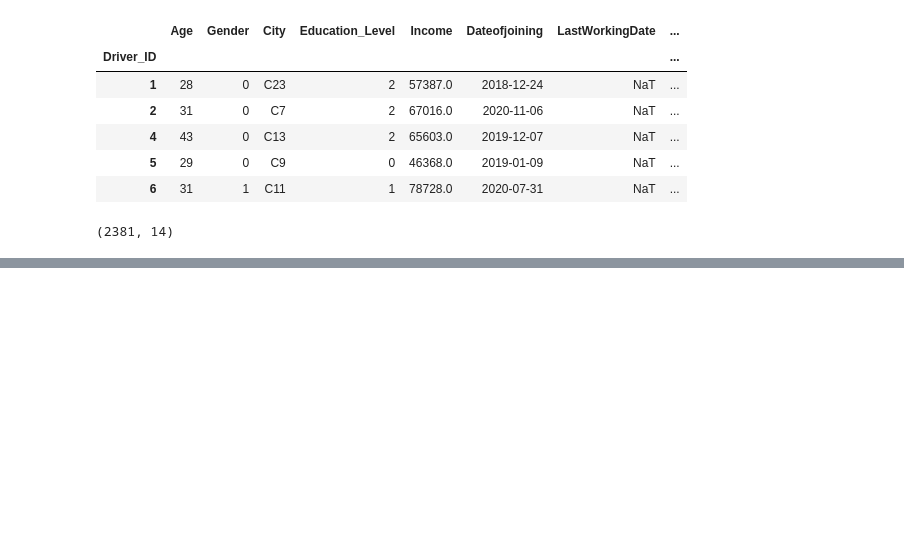
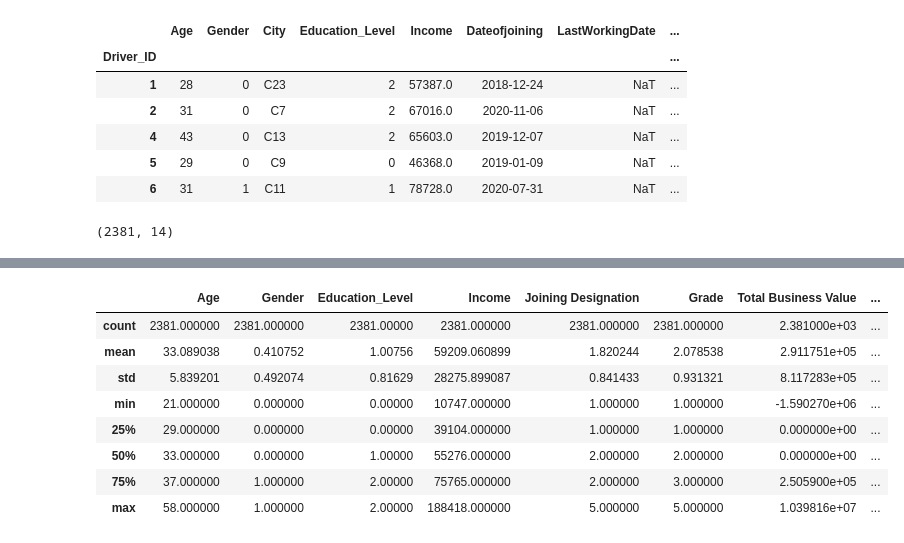
Before and after one commit to pradeepvaranasi/RideSharing_riderAttrition_casestudy, a Jupyter notebook: RideSharing_Casestudy_EnsembleLearning.ipynb, the cells around one changed output, grey strips where cells are left out. Drawn from its saved outputs; the diff is of its cells as text; code cells hidden in the pictures; blank space fills up the shorter version.

```diff
--- a/RideSharing_Casestudy_EnsembleLearning.ipynb
+++ b/RideSharing_Casestudy_EnsembleLearning.ipynb
@@ -219,0 +291,12 @@ grouped_df.shape
+# %%
+grouped_df.describe()
+# %% [output]
+|  | Age | Gender | Education_Level | Income | Joining Designation | Grade | Total Business Value | ... |
+| count | 2381.000000 | 2381.000000 | 2381.00000 | 2381.000000 | 2381.000000 | 2381.000000 | 2.381000e+03 | ... |
+| mean | 33.089038 | 0.410752 | 1.00756 | 59209.060899 | 1.820244 | 2.078538 | 2.911751e+05 | ... |
+| std | 5.839201 | 0.492074 | 0.81629 | 28275.899087 | 0.841433 | 0.931321 | 8.117283e+05 | ... |
+| min | 21.000000 | 0.000000 | 0.00000 | 10747.000000 | 1.000000 | 1.000000 | -1.590270e+06 | ... |
+| 25% | 29.000000 | 0.000000 | 0.00000 | 39104.000000 | 1.000000 | 1.000000 | 0.000000e+00 | ... |
+| 50% | 33.000000 | 0.000000 | 1.00000 | 55276.000000 | 2.000000 | 2.000000 | 0.000000e+00 | ... |
+| 75% | 37.000000 | 1.000000 | 2.00000 | 75765.000000 | 2.000000 | 3.000000 | 2.505900e+05 | ... |
+| max | 58.000000 | 1.000000 | 2.00000 | 188418.000000 | 5.000000 | 5.000000 | 1.039816e+07 | ... |
```
Also changed, not shown: parts of 9 cells of this notebook.
